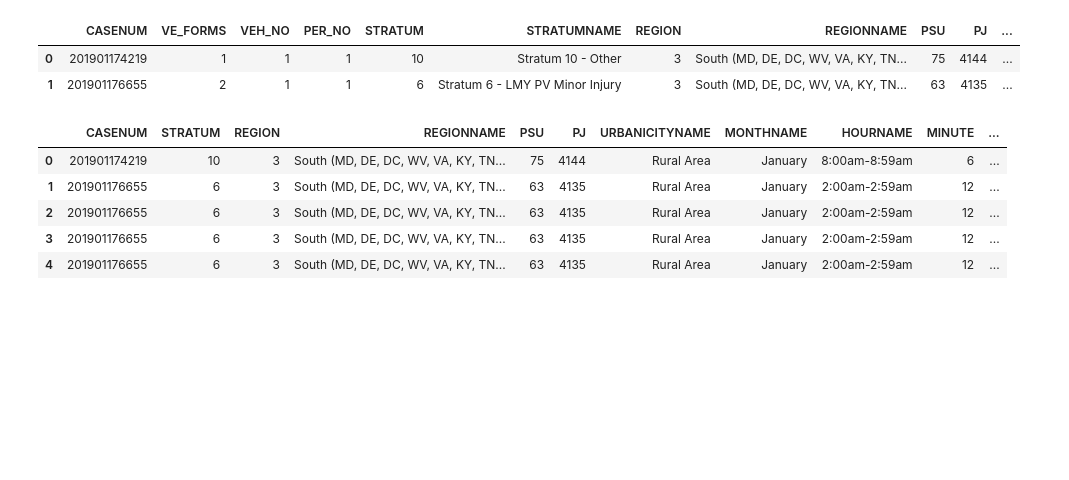
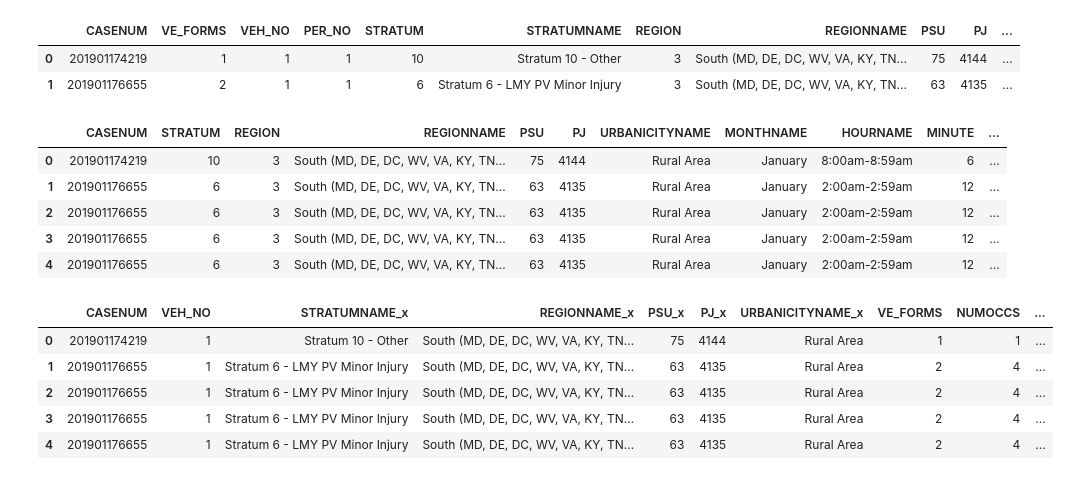
Before and after one commit to DaSamboni/project3_group2, a Jupyter notebook: main.ipynb, the cells around one changed output. Cells and saved outputs as stored; diff of their text form; code cells hidden in the pictures; blank space fills up the shorter version.

```diff
--- a/main.ipynb
+++ b/main.ipynb
@@ -115,3 +111,14 @@ new_people_df.head()
 | 2 | 201901176655 | 6 | 3 | South (MD, DE, DC, WV, VA, KY, TN... | 63 | 4135 | Rural Area | January | 2:00am-2:59am | 12 | ... |
 | 3 | 201901176655 | 6 | 3 | South (MD, DE, DC, WV, VA, KY, TN... | 63 | 4135 | Rural Area | January | 2:00am-2:59am | 12 | ... |
 | 4 | 201901176655 | 6 | 3 | South (MD, DE, DC, WV, VA, KY, TN... | 63 | 4135 | Rural Area | January | 2:00am-2:59am | 12 | ... |
+# %%
+Merge_df = new_vehicle_df.merge(new_accident_df,on='CASENUM').merge(new_people_df,on='CASENUM')
+# %%
+Merge_df.head()
+# %% [output]
+|  | CASENUM | VEH_NO | STRATUMNAME_x | REGIONNAME_x | PSU_x | PJ_x | URBANICITYNAME_x | VE_FORMS | NUMOCCS | ... |
+| 0 | 201901174219 | 1 | Stratum 10 - Other | South (MD, DE, DC, WV, VA, KY, TN... | 75 | 4144 | Rural Area | 1 | 1 | ... |
+| 1 | 201901176655 | 1 | Stratum 6 - LMY PV Minor Injury | South (MD, DE, DC, WV, VA, KY, TN... | 63 | 4135 | Rural Area | 2 | 4 | ... |
+| 2 | 201901176655 | 1 | Stratum 6 - LMY PV Minor Injury | South (MD, DE, DC, WV, VA, KY, TN... | 63 | 4135 | Rural Area | 2 | 4 | ... |
+| 3 | 201901176655 | 1 | Stratum 6 - LMY PV Minor Injury | South (MD, DE, DC, WV, VA, KY, TN... | 63 | 4135 | Rural Area | 2 | 4 | ... |
+| 4 | 201901176655 | 1 | Stratum 6 - LMY PV Minor Injury | South (MD, DE, DC, WV, VA, KY, TN... | 63 | 4135 | Rural Area | 2 | 4 | ... |
```
Also changed, not shown: parts of 7 cells of this notebook, 2 other files.
